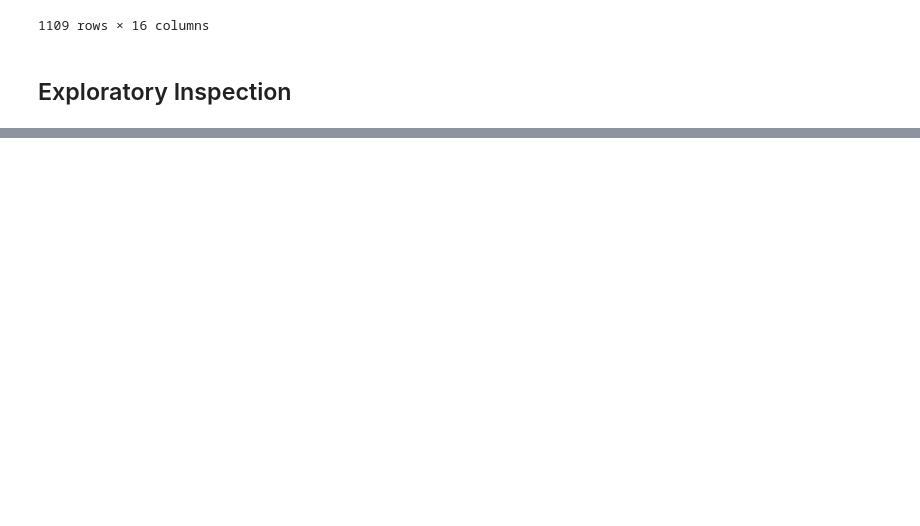
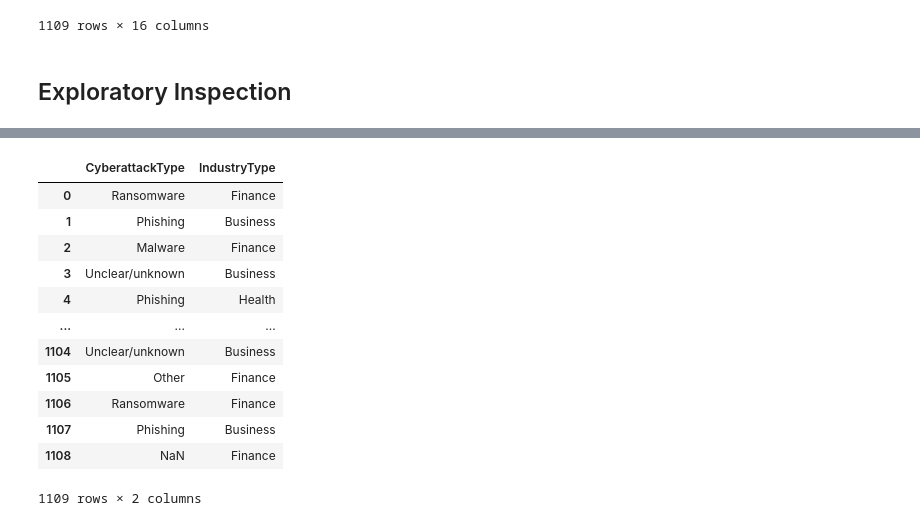
Before and after one commit to donmarcolaureano/washington_state_data_breaches, a Jupyter notebook: data breach notebook.ipynb, the cells around one changed output, grey strips where cells are left out. Cells and saved outputs as stored; diff of their text form; code cells hidden in the pictures; blank space fills up the shorter version.

```diff
--- a/data breach notebook.ipynb
+++ b/data breach notebook.ipynb
@@ -88,0 +114,17 @@ db_simple[['CyberattackType', 'DataBreachCause', 'IndustryType' ]]
+# %%
+industry_attacks = industry_breaches[['CyberattackType', 'IndustryType']]
+industry_attacks
+# %% [output]
+|  | CyberattackType | IndustryType |
+| 0 | Ransomware | Finance |
+| 1 | Phishing | Business |
+| 2 | Malware | Finance |
+| 3 | Unclear/unknown | Business |
+| 4 | Phishing | Health |
+| ... | ... | ... |
+| 1104 | Unclear/unknown | Business |
+| 1105 | Other | Finance |
+| 1106 | Ransomware | Finance |
+| 1107 | Phishing | Business |
+| 1108 | NaN | Finance |
+1109 rows × 2 columns
```
Also changed, not shown: parts of 10 cells of this notebook.
